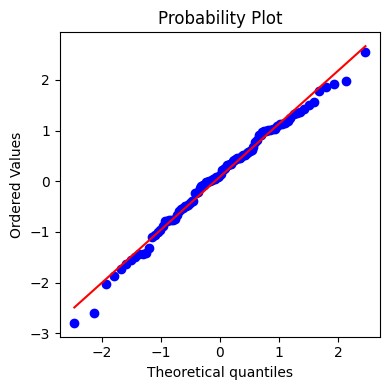
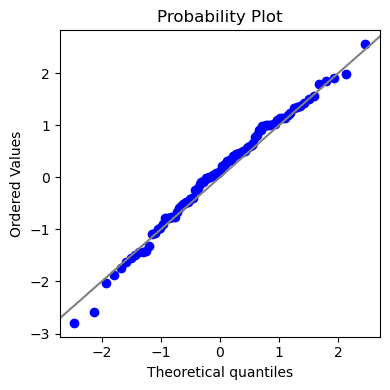
The notebook cell's code change between the first figure and the second:
--- before
+++ after
@@ -2,5 +2,8 @@
 
 norm_sample = stats.norm.rvs(size=100)
-stats.probplot(norm_sample, plot=ax)
+# Use fit=False to disable the default fitting of a line to the sample data (least-squares regression).
+stats.probplot(norm_sample, plot=ax, fit=False)
+# Plot the diagonal representing the standardized normal distribution.
+ax.axline((0, 0), (1, 1), color='gray')
 
 plt.tight_layout()

Commit: Fix QQ-plot diagonals in Python version (#62)